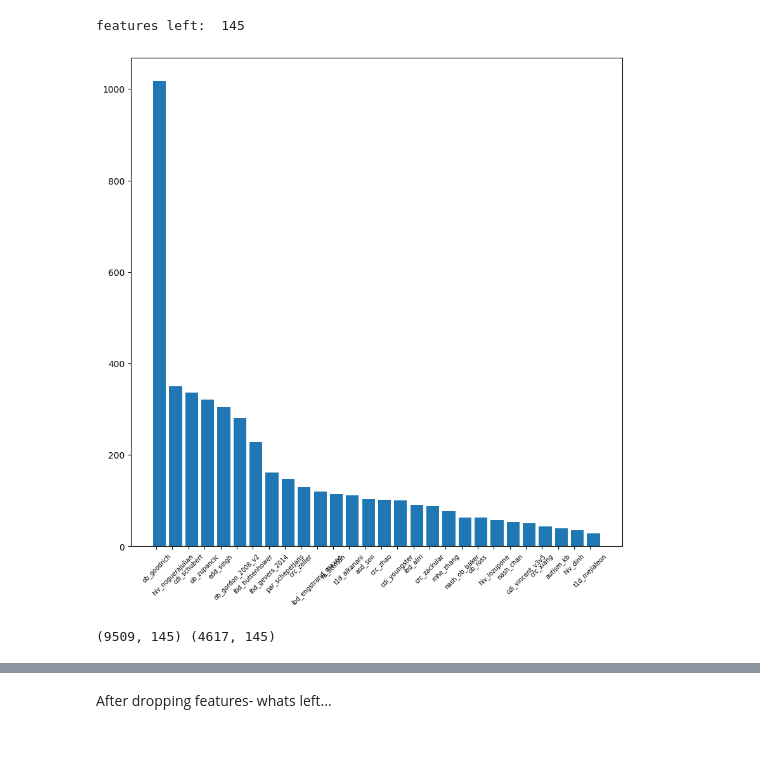
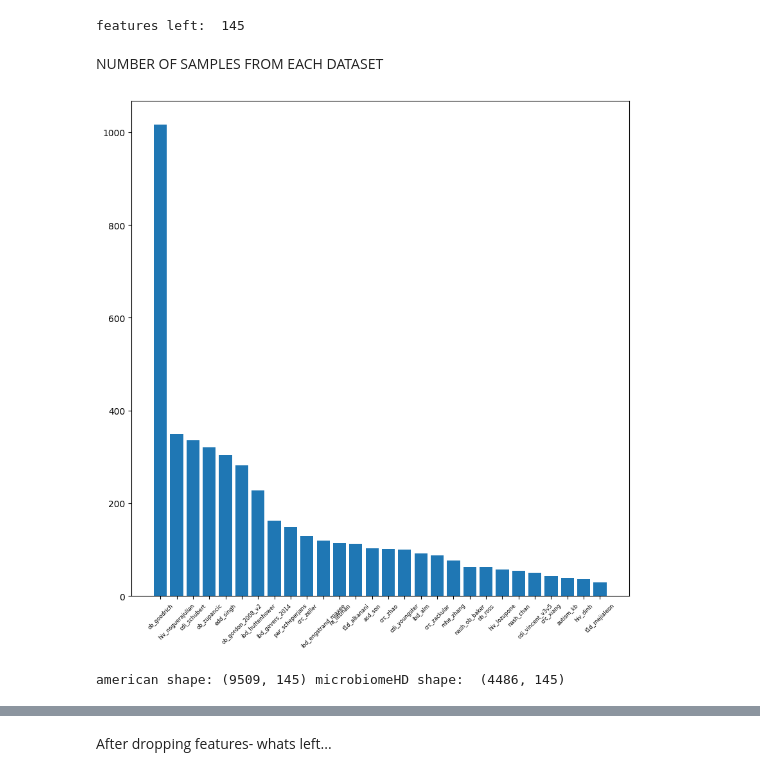
Before and after one commit to talnof1/microbiome_dysbiosis, a Jupyter notebook: american_gut/american_gut_pca.ipynb, the cells around one changed output, grey strips where cells are left out. Drawn from its saved outputs; the diff is of its cells as text; code cells hidden in the pictures; blank space fills up the shorter version.

```diff
--- a/american_gut/american_gut_pca.ipynb
+++ b/american_gut/american_gut_pca.ipynb
@@ -105,18 +90,20 @@ n = len(keep_features)
 print("features left: ", n)
 # %% [output]
 features left:  145
+# %% [markdown]
+NUMBER OF SAMPLES FROM EACH DATASET
 # %%
 %matplotlib inline
 fig, ax = plt.subplots(figsize=(10, 10))
 plt.bar(np.arange(0, len(dataHD.From.value_counts())), dataHD.From.value_counts())
-plt.xticks(np.arange(0-0.2, len(dataHD.From.value_counts())-0.2), list(dataHD.From.value_counts().keys()), rotation=45, size=7)
+plt.xticks(np.arange(0, len(dataHD.From.value_counts())), list(dataHD.From.value_counts().keys()), rotation=45, size=6)
 plt.show()
 # plt.savefig('C:/Users/talno/microbiom_project/microbiome_dysbiosis/microbiome_dysbiosis/figures/samples_number.png')
 # %% [output]
-[figure, old version]
+[figure, new version]
 # %%
 dataHD_filtered = dataHD.loc[:,keep_features]
 dataAmericans_filtered = dataAmericans.loc[:,keep_features]
-print(dataAmericans_filtered.shape, dataHD_filtered.shape)
+print("american shape:", dataAmericans_filtered.shape, "microbiomeHD shape: ", dataHD_filtered.shape)
 # %% [output]
-(9509, 145) (4617, 145)
+american shape: (9509, 145) microbiomeHD shape:  (4486, 145)
```
Also changed, not shown: parts of 59 cells of this notebook, 5 other files.
